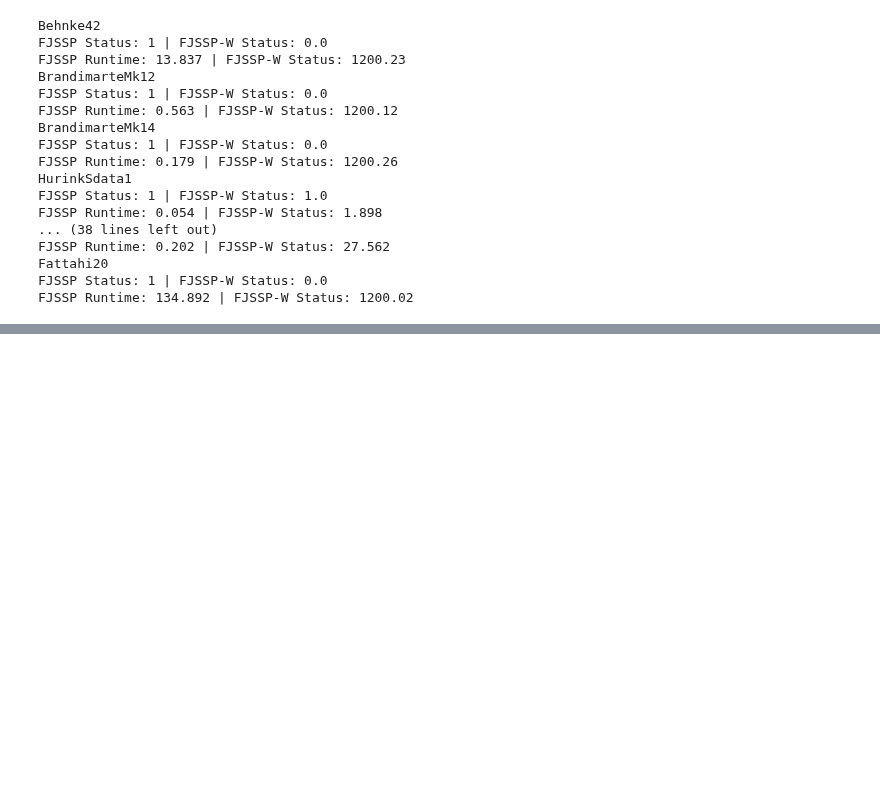
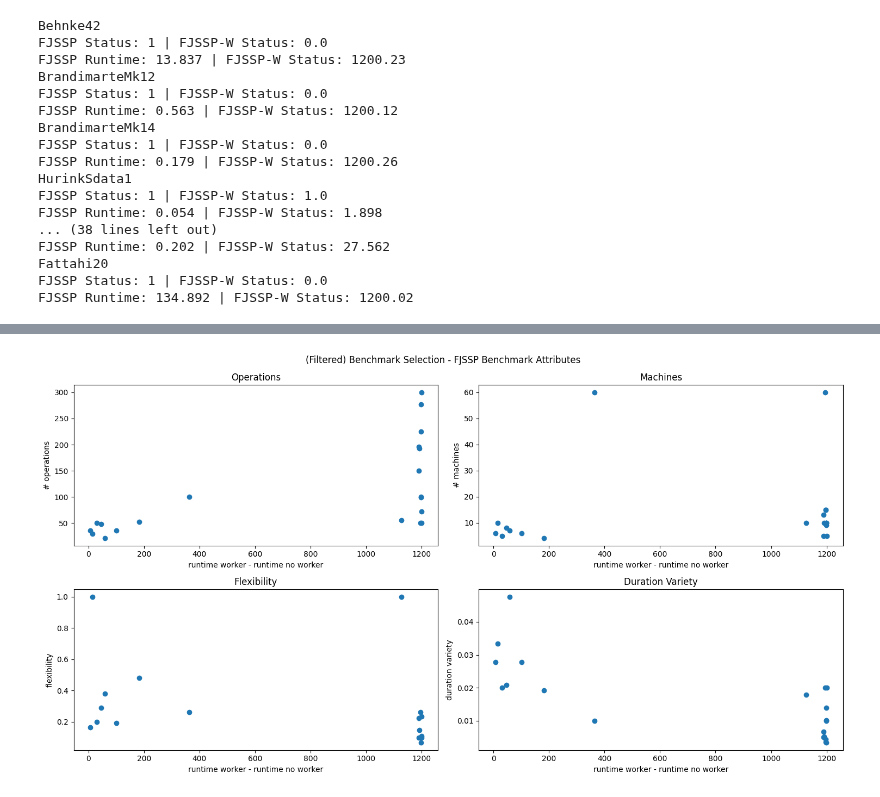
Before and after one commit to jrc-rodec/scheduling_model, a Jupyter notebook: code/analysis/fjssp_fjssp-w_comparison.ipynb, the cells around one changed output, grey strips where cells are left out. Saved outputs shown, nothing was run; the diff lists cells and outputs as text; code cells hidden in the pictures; blank space fills up the shorter version.

```diff
--- a/code/analysis/fjssp_fjssp-w_comparison.ipynb
+++ b/code/analysis/fjssp_fjssp-w_comparison.ipynb
@@ -276,0 +381,20 @@ plt.show()
+# %%
+for index, row in ortools_fjssp.iterrows():
+    compare['no_worker'][row['name']] = {
+        'fitness': row['fitness_value'],
+        'lower_bound': row['lower_bound'],
+        'status': row['optimization_status'],
+        'runtime': row['runtime']
+    }
+# %%
+for index, row in ortools_fjssp_w.iterrows():
+    name = remap(row['name'][2:-12])
+    if name in compare['no_worker']:
+        compare['worker'][name] = {
+            'fitness': row['fitness_value'],
+            'lower_bound': row['lower_bound'],
+            'status': row['optimization_status'],
+            'runtime': row['runtime']
+        }
+# %%
+solver['ortools'] = compare
@@ -276,0 +407,6 @@ plt.show()
+# %%
+diff, o, m, f, dv = get_diff(solver['ortools'], filter=True)
+# %%
+plot_runtime_difference(diff, o, m, f, dv, True)
+# %% [output]
+[figure, added]
```
Also changed, not shown: parts of 35 cells of this notebook, 1 other file.
